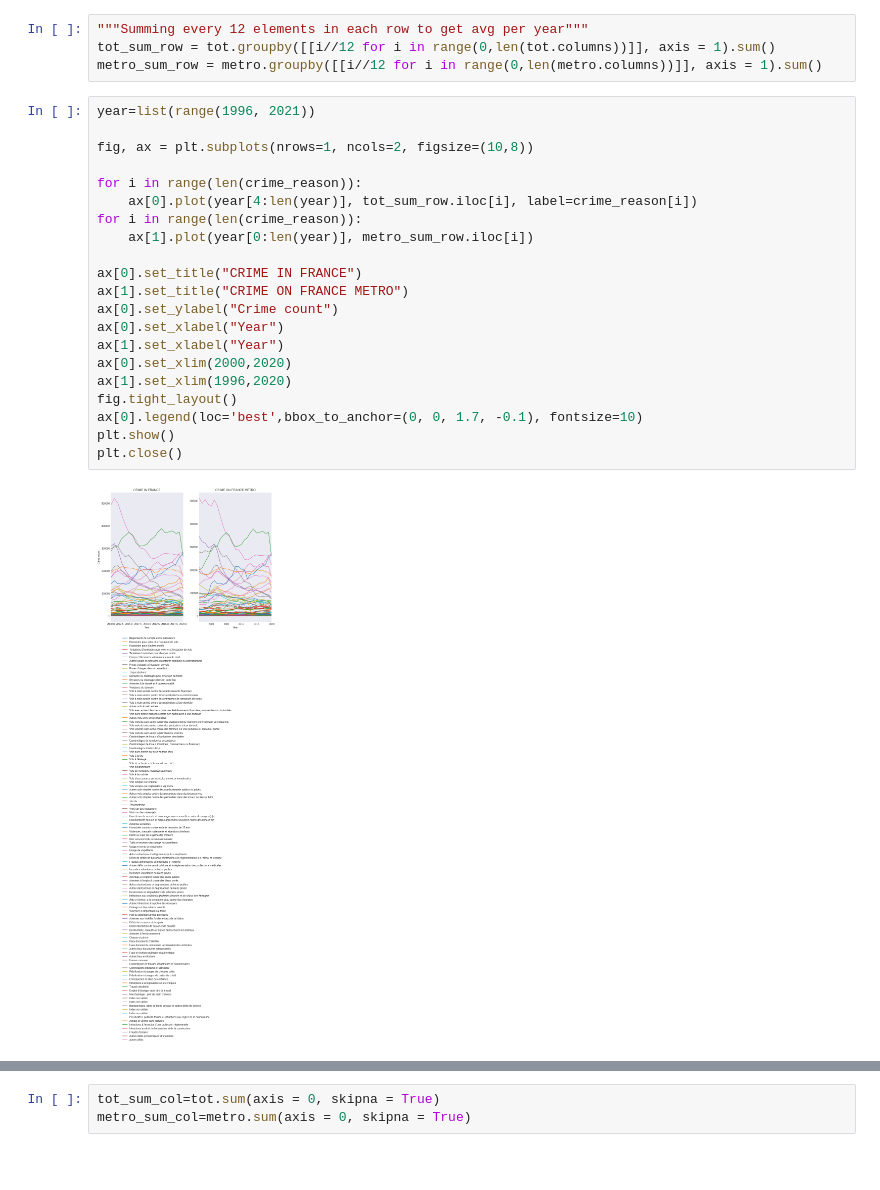
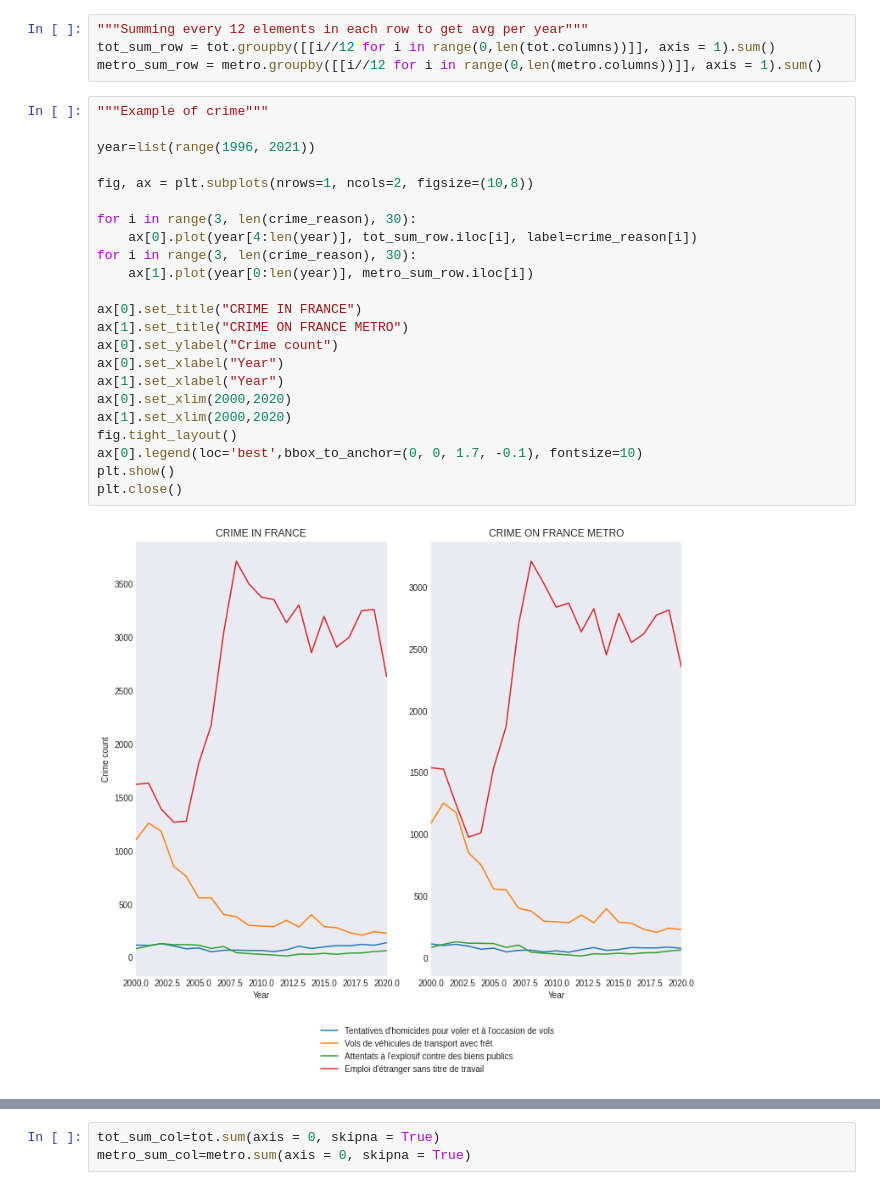
Before and after one commit to sambiak/crime-factors, a Jupyter notebook: Data/crime_dataset.ipynb, the cells around one changed output, grey strips where cells are left out. Cells and saved outputs as stored; diff of their text form; blank space fills up the shorter version.

Commit message:
Reading excel files and starting to visualize crime data in France

```diff
--- a/Data/crime_dataset.ipynb
+++ b/Data/crime_dataset.ipynb
@@ -78,28 +55,30 @@ print(tot,metro)
 tot_sum_row = tot.groupby([[i//12 for i in range(0,len(tot.columns))]], axis = 1).sum()
 metro_sum_row = metro.groupby([[i//12 for i in range(0,len(metro.columns))]], axis = 1).sum()
 # %%
+"""Example of crime"""
+
 year=list(range(1996, 2021))
 
 fig, ax = plt.subplots(nrows=1, ncols=2, figsize=(10,8))
 
-for i in range(len(crime_reason)):
+for i in range(3, len(crime_reason), 30):
     ax[0].plot(year[4:len(year)], tot_sum_row.iloc[i], label=crime_reason[i])
-for i in range(len(crime_reason)):
+for i in range(3, len(crime_reason), 30):
     ax[1].plot(year[0:len(year)], metro_sum_row.iloc[i])
 
 ax[0].set_title("CRIME IN FRANCE")
 ax[1].set_title("CRIME ON FRANCE METRO")
 ax[0].set_ylabel("Crime count")
 ax[0].set_xlabel("Year")
 ax[1].set_xlabel("Year")
 ax[0].set_xlim(2000,2020)
-ax[1].set_xlim(1996,2020)
+ax[1].set_xlim(2000,2020)
 fig.tight_layout()
 ax[0].legend(loc='best',bbox_to_anchor=(0, 0, 1.7, -0.1), fontsize=10)
 plt.show()
 plt.close()
 # %% [output]
-[figure, old version]
+[figure, new version]
 # %%
 fig, ax = plt.subplots(nrows=1, ncols=2, figsize=(10,8))
 
```
Also changed, not shown: parts of 5 cells of this notebook.
